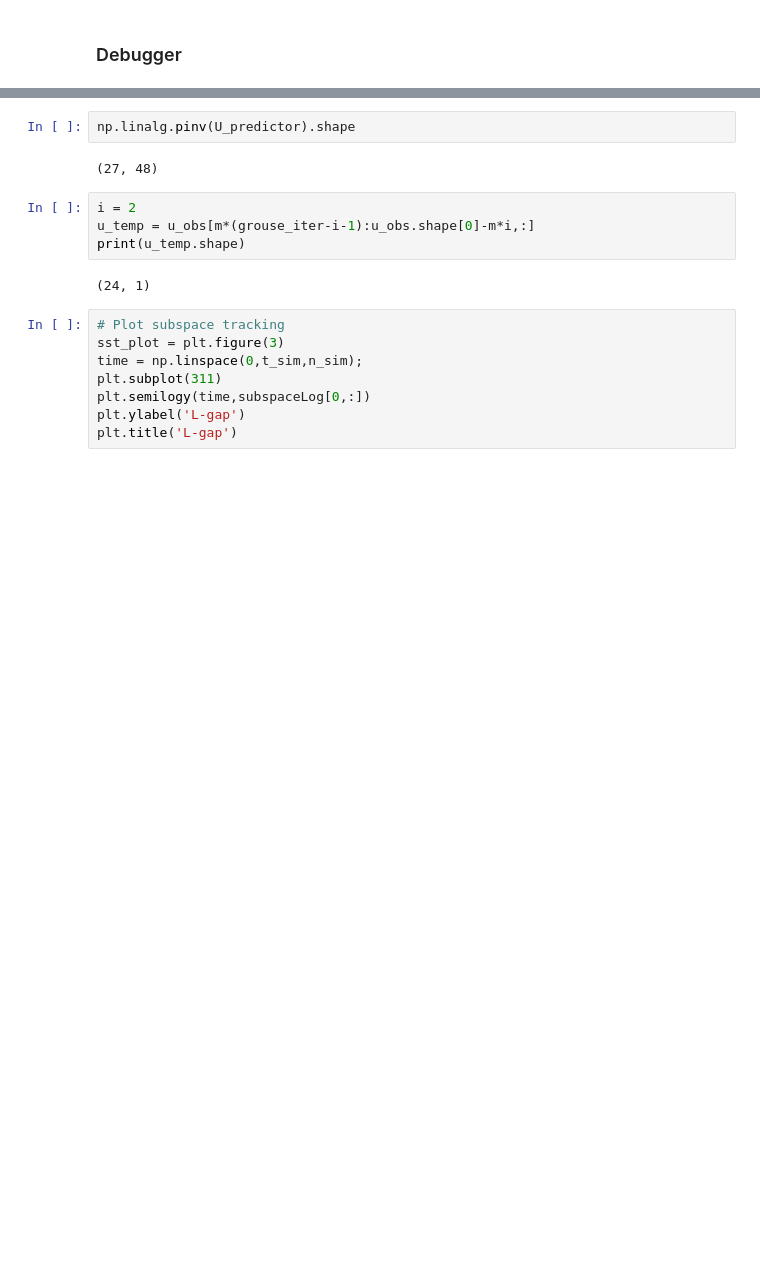
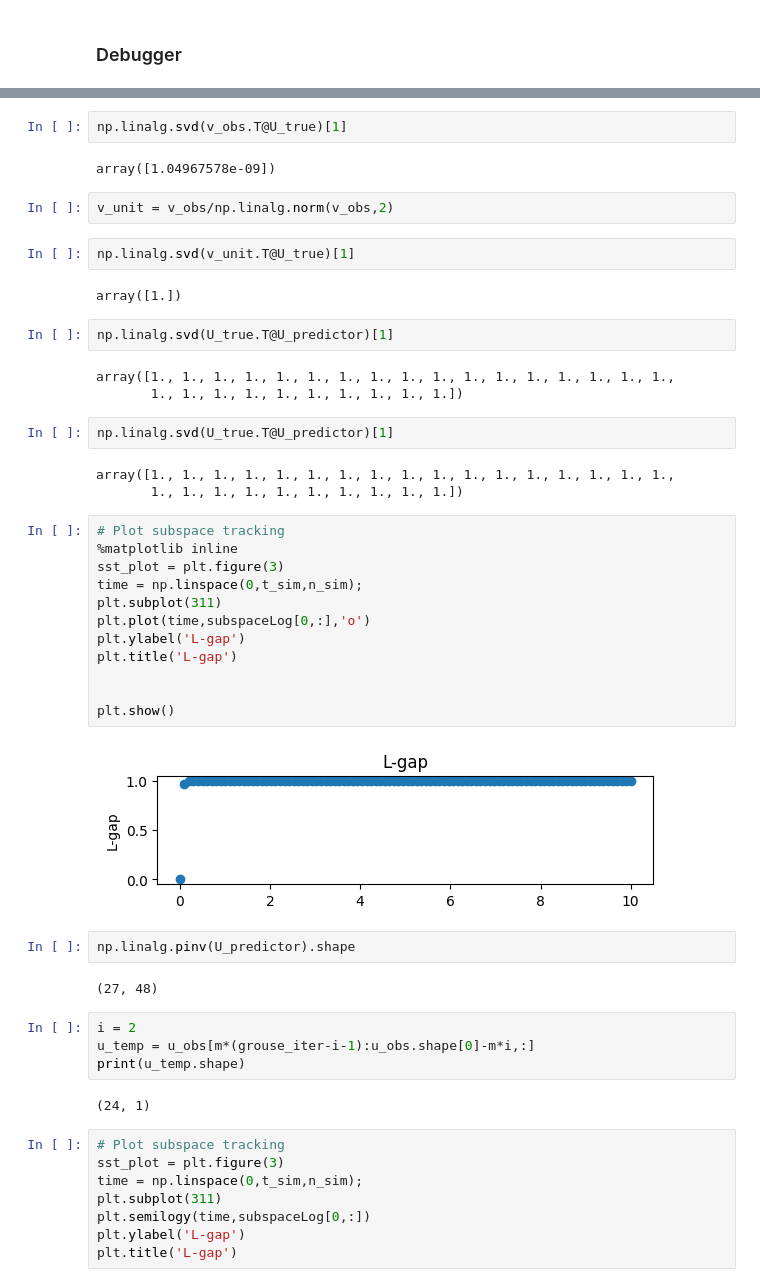
Before and after one commit to pSujet/DeepC, a Jupyter notebook: main_deepc.ipynb, the cells around one changed output, grey strips where cells are left out. Saved outputs shown, nothing was run; the diff lists cells and outputs as text; blank space fills up the shorter version.

```diff
--- a/main_deepc.ipynb
+++ b/main_deepc.ipynb
@@ -248,3 +524,37 @@ v_obs.shape
+# %%
+np.linalg.svd(v_obs.T@U_true)[1]
+# %% [output]
+array([1.04967578e-09])
+# %%
+v_unit = v_obs/np.linalg.norm(v_obs,2)
+# %%
+np.linalg.svd(v_unit.T@U_true)[1]
+# %% [output]
+array([1.])
+# %%
+np.linalg.svd(U_true.T@U_predictor)[1]
+# %% [output]
+array([1., 1., 1., 1., 1., 1., 1., 1., 1., 1., 1., 1., 1., 1., 1., 1., 1.,
+       1., 1., 1., 1., 1., 1., 1., 1., 1., 1.])
+# %%
+np.linalg.svd(U_true.T@U_predictor)[1]
+# %% [output]
+array([1., 1., 1., 1., 1., 1., 1., 1., 1., 1., 1., 1., 1., 1., 1., 1., 1.,
+       1., 1., 1., 1., 1., 1., 1., 1., 1., 1.])
+# %%
+# Plot subspace tracking
+%matplotlib inline
+sst_plot = plt.figure(3)
+time = np.linspace(0,t_sim,n_sim);
+plt.subplot(311)
+plt.plot(time,subspaceLog[0,:],'o')
+plt.ylabel('L-gap')
+plt.title('L-gap')
+
+
+plt.show()
+# %% [output]
+[figure, added]
 # %%
 np.linalg.pinv(U_predictor).shape
 # %% [output]
```
Also changed, not shown: parts of 8 cells of this notebook, 3 other files.
